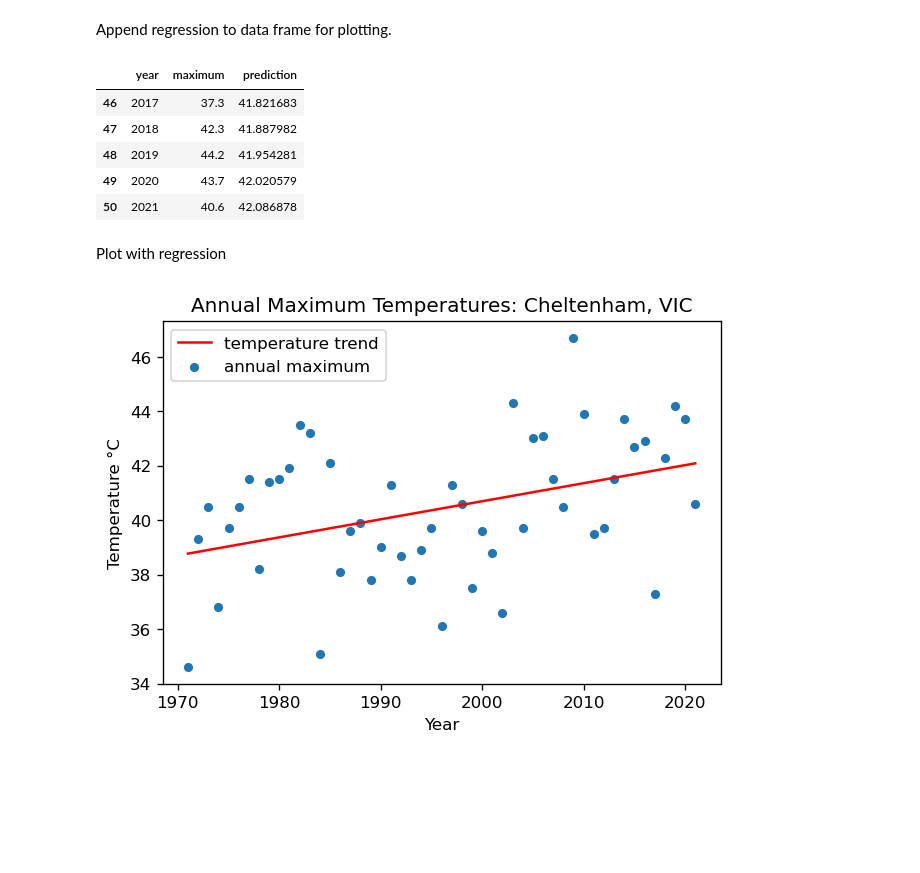
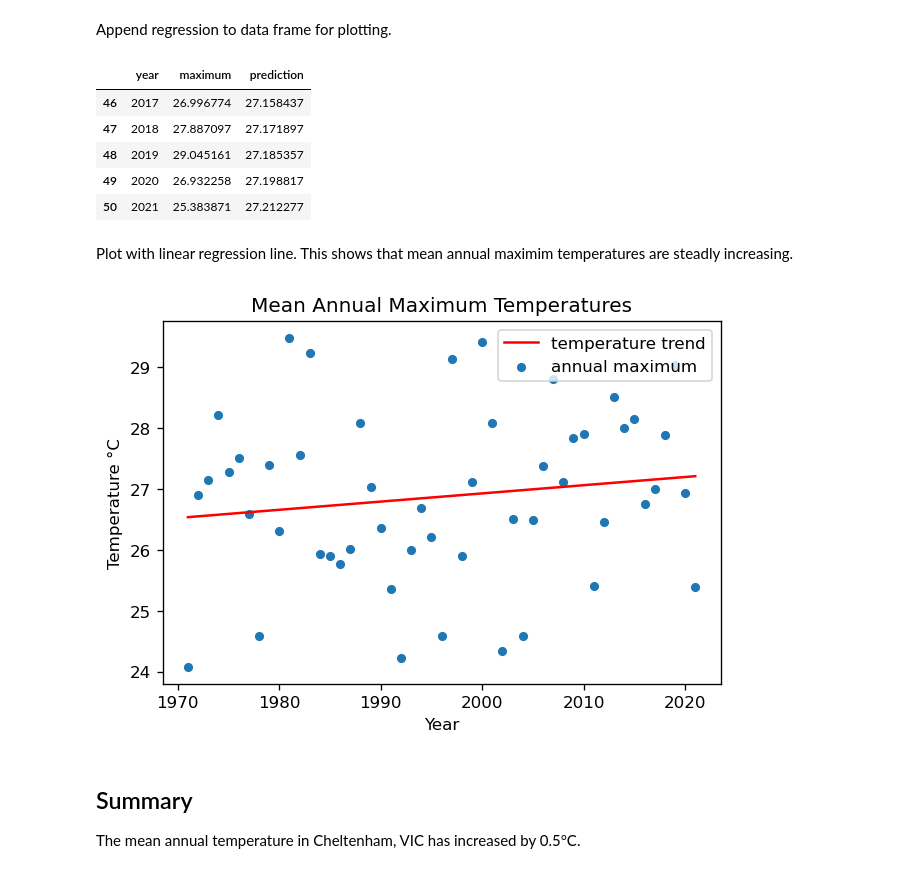
Before and after one commit to frankhjung/jupyter-examples, a Jupyter notebook: cheltenham_climate.ipynb, the cells around one changed output. Cells and saved outputs as stored; diff of their text form; code cells hidden in the pictures; blank space fills up the shorter version.

```diff
--- a/cheltenham_climate.ipynb
+++ b/cheltenham_climate.ipynb
@@ -86,4 +94,4 @@ df1
 Group by year and month (`period`):
 # %%
 # group by year & month and calculate that months average maximum temperature
-df2 = df0.groupby(['year', 'month'])['maximum'].mean().reset_index()
+df1 = df0.groupby(['year', 'month'])['maximum'].mean().reset_index()
@@ -117,6 +118,6 @@ So, January and February are typically our hottest months. We won't use data fur
 Get annual maximum tempertures.
 # %%
 # get the hottest month for each year
-df3 = df1.groupby('year')['maximum'].max().reset_index()
-df3.head() , df3.tail()
+df2 = df1.groupby('year')['maximum'].max().reset_index()
+df2.tail()
 # %% [output]
@@ -145,6 +143,6 @@ plt.show()
 Determine the regression line using [linear least squares](https://en.wikipedia.org/wiki/Linear_least_squares) (year ~ maximum temperature):
 # %%
 # prepare linear least squares polynomial fit (returns polynomial coefficients)
-pred = np.polyfit(x=df3['year'], y=df3['maximum'], deg=1)
+pred = np.polyfit(x=df2['year'], y=df2['maximum'], deg=1)
 pred
 # %% [output]
@@ -159,28 +157,32 @@ poly1d([ 6.62986425e-02, -9.19026787e+01])
 Append regression to data frame for plotting.
 # %%
 # add new column containing linear regression polynomial
-df4 = df3.copy()
-df4['prediction'] = temp_pred(df4['year'])
-df4.tail()
+df3 = df2.copy()
+df3['prediction'] = temp_pred(df3['year'])
+df3.tail()
 # %% [output]
 |  | year | maximum | prediction |
-| 46 | 2017 | 37.3 | 41.821683 |
-| 47 | 2018 | 42.3 | 41.887982 |
-| 48 | 2019 | 44.2 | 41.954281 |
-| 49 | 2020 | 43.7 | 42.020579 |
-| 50 | 2021 | 40.6 | 42.086878 |
+| 46 | 2017 | 26.996774 | 27.158437 |
+| 47 | 2018 | 27.887097 | 27.171897 |
+| 48 | 2019 | 29.045161 | 27.185357 |
+| 49 | 2020 | 26.932258 | 27.198817 |
+| 50 | 2021 | 25.383871 | 27.212277 |
-# %% [markdown]
-Plot with regression
+# %% [markdown]
+Plot with linear regression line. This shows that mean annual maximim temperatures are steadly increasing.
 # %%
-ax = plt.gca() # get current axes
-df4.plot(kind='scatter', x='year', y='maximum', label='annual maximum', ax=ax)
-df4.plot('year', 'prediction', color='red', label='temperature trend', ax=ax)
-plt.title('Annual Maximum Temperatures: Cheltenham, VIC')
+ax = plt.gca()    # get current axes
+df3.plot(kind='scatter', x='year', y='maximum', label='annual maximum', ax=ax)
+df3.plot('year', 'prediction', color='red', label='temperature trend', ax=ax)
+plt.title('Mean Annual Maximum Temperatures')
 plt.xlabel('Year')
 plt.ylabel('Temperature °C')
 plt.legend()
-fig = plt.gcf()
-fig.set_dpi(120)
+fig = plt.gcf()   # get current figure
+fig.set_dpi(120)  # enlargen image
 plt.show()
 # %% [output]
-[figure, old version]
+[figure, new version]
+# %% [markdown]
+## Summary
+
+The mean annual temperature in Cheltenham, VIC has increased by 0.5°C.
```
Also changed, not shown: parts of 21 cells of this notebook.
